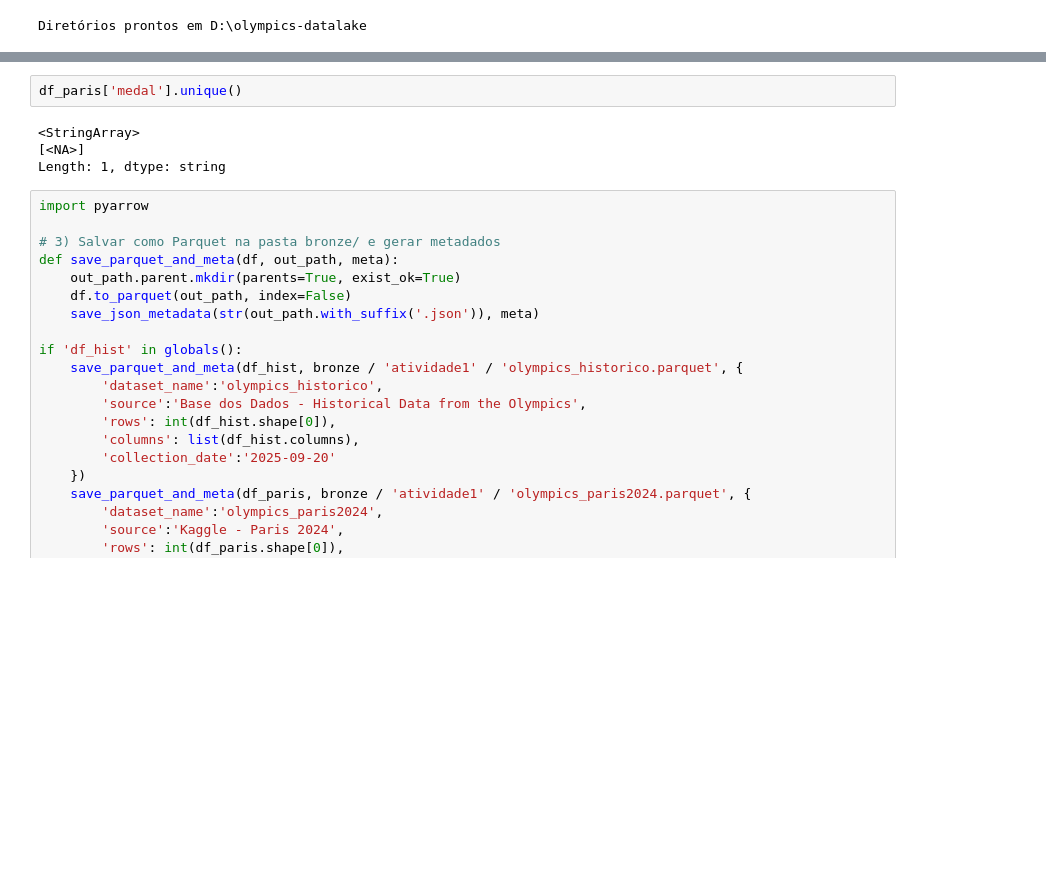
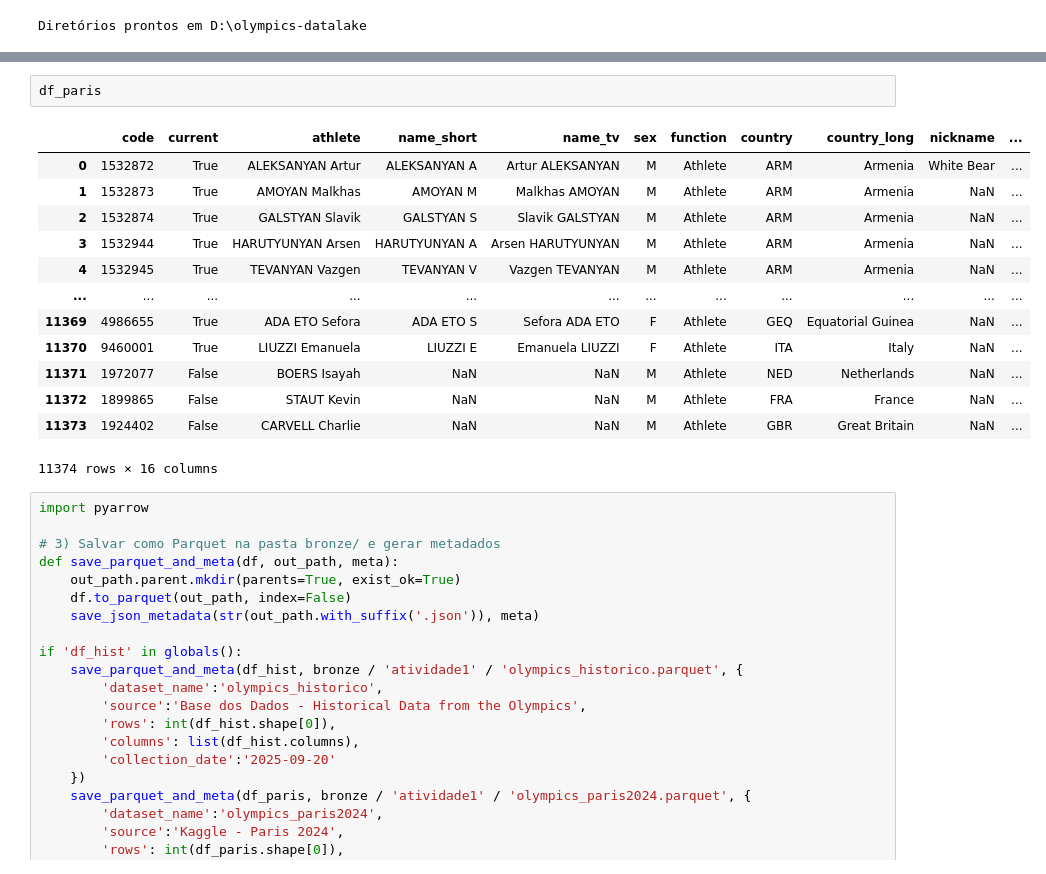
Before and after one commit to GustavoCosta200/Olympics-datalake, a Jupyter notebook: code/atividade1/notebook.ipynb, the cells around one changed output, grey strips where cells are left out. Cells and saved outputs as stored; diff of their text form; blank space fills up the shorter version.

```diff
--- a/code/atividade1/notebook.ipynb
+++ b/code/atividade1/notebook.ipynb
@@ -244,11 +223,21 @@ df_hist
 | 316833 | 62 | ITA | Snowboarding | Team Cross, Mixed | 19020813 | Omar Visintin | 127958 | 2 | Silver | ... |
 316834 rows × 16 columns
 # %%
-df_paris['medal'].unique()
+df_paris
 # %% [output]
+|  | code | current | athlete | name_short | name_tv | sex | function | country | country_long | nickname | ... |
+| 0 | 1532872 | True | ALEKSANYAN Artur | ALEKSANYAN A | Artur ALEKSANYAN | M | Athlete | ARM | Armenia | White Bear | ... |
+| 1 | 1532873 | True | AMOYAN Malkhas | AMOYAN M | Malkhas AMOYAN | M | Athlete | ARM | Armenia | NaN | ... |
+| 2 | 1532874 | True | GALSTYAN Slavik | GALSTYAN S | Slavik GALSTYAN | M | Athlete | ARM | Armenia | NaN | ... |
+| 3 | 1532944 | True | HARUTYUNYAN Arsen | HARUTYUNYAN A | Arsen HARUTYUNYAN | M | Athlete | ARM | Armenia | NaN | ... |
+| 4 | 1532945 | True | TEVANYAN Vazgen | TEVANYAN V | Vazgen TEVANYAN | M | Athlete | ARM | Armenia | NaN | ... |
+| ... | ... | ... | ... | ... | ... | ... | ... | ... | ... | ... | ... |
+| 11369 | 4986655 | True | ADA ETO Sefora | ADA ETO S | Sefora ADA ETO | F | Athlete | GEQ | Equatorial Guinea | NaN | ... |
+| 11370 | 9460001 | True | LIUZZI Emanuela | LIUZZI E | Emanuela LIUZZI | F | Athlete | ITA | Italy | NaN | ... |
+| 11371 | 1972077 | False | BOERS Isayah | NaN | NaN | M | Athlete | NED | Netherlands | NaN | ... |
+| 11372 | 1899865 | False | STAUT Kevin | NaN | NaN | M | Athlete | FRA | France | NaN | ... |
+| 11373 | 1924402 | False | CARVELL Charlie | NaN | NaN | M | Athlete | GBR | Great Britain | NaN | ... |
-<StringArray>
-[<NA>]
-Length: 1, dtype: string
+11374 rows × 16 columns
 # %%
 import pyarrow
 
```
Also changed, not shown: parts of 6 cells of this notebook, 39 other files.
